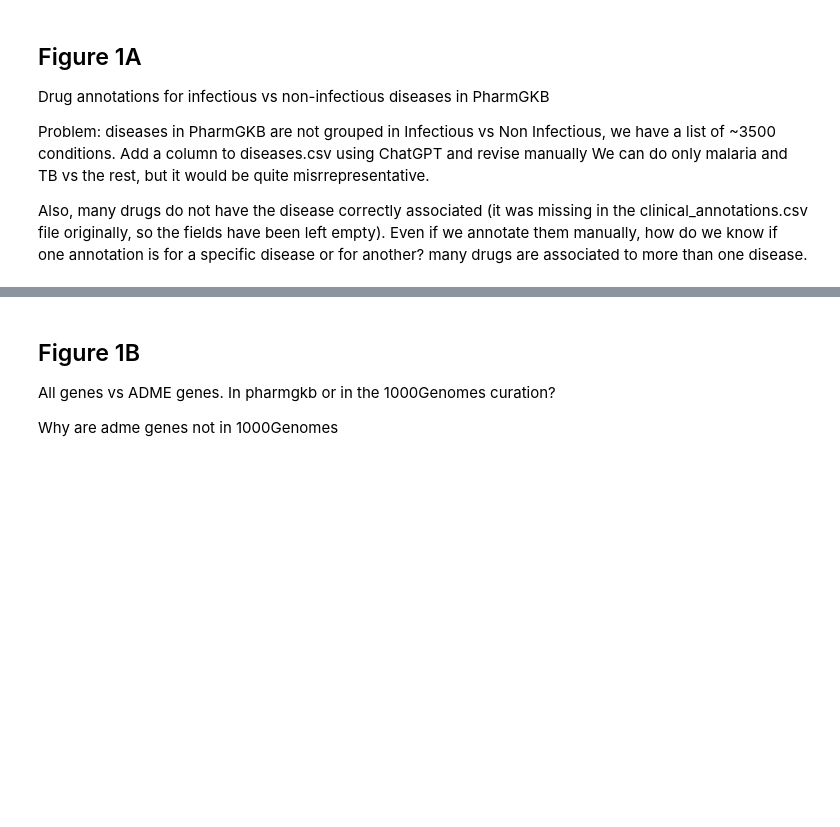
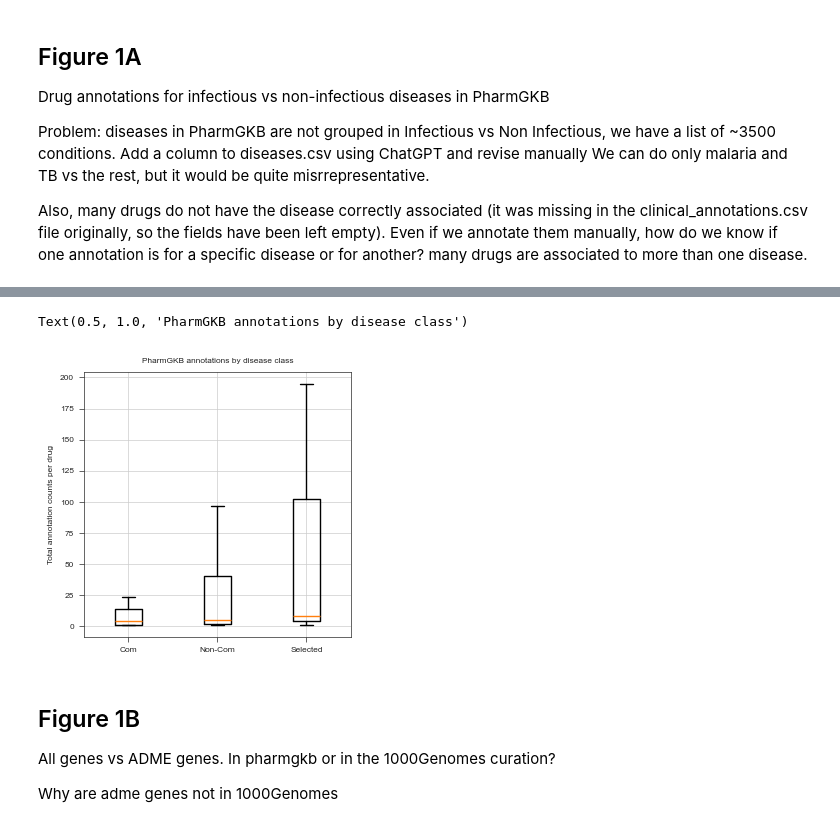
Before and after one commit to ersilia-os/pharmacogx-embeddings, a Jupyter notebook: paper/figure1.ipynb, the cells around one changed output, grey strips where cells are left out. Saved outputs shown, nothing was run; the diff lists cells and outputs as text; code cells hidden in the pictures; blank space fills up the shorter version.

```diff
--- a/paper/figure1.ipynb
+++ b/paper/figure1.ipynb
@@ -58,0 +80,5 @@ print(df_["chemical"].nunique())
+# %%
+# our drugs of interest
+drugs = pd.read_csv(os.path.join(DATAPATH, "of_interest", "curated_drugs_for_gradient.tsv"), sep="\t")
+df = pd.read_csv(os.path.join(DATAPATH,"pharmgkb_processed", "13_pgkb_merged.csv"), low_memory=False)
+set([x.lower() for x in drugs["Drug"]])-set(df["chemical"])
@@ -59,3 +101,16 @@ print(df_["chemical"].nunique())
+# %%
+drugs_ann = df[df["chemical"].isin([x.lower() for x in drugs["Drug"]])]
+drugs_counts = drugs_ann["cid"].value_counts().reset_index()
+
+fig, axs = st.create_figure(1,1)
+ax = axs.next()
+plt.boxplot([com_counts['count'], ncom_counts['count'], drugs_counts["count"]], labels=['Com', 'Non-Com', 'Selected'], showfliers=False)
+ax.set_ylabel("Total annotation counts per drug")
+ax.set_xlabel("")
+ax.set_title("PharmGKB annotations by disease class")
+# %% [output]
+Text(0.5, 1.0, 'PharmGKB annotations by disease class')
+[figure, added]
 # %% [markdown]
 ## Figure 1B
 All genes vs ADME genes.
```
Also changed, not shown: parts of 19 cells of this notebook, 2 other files.
